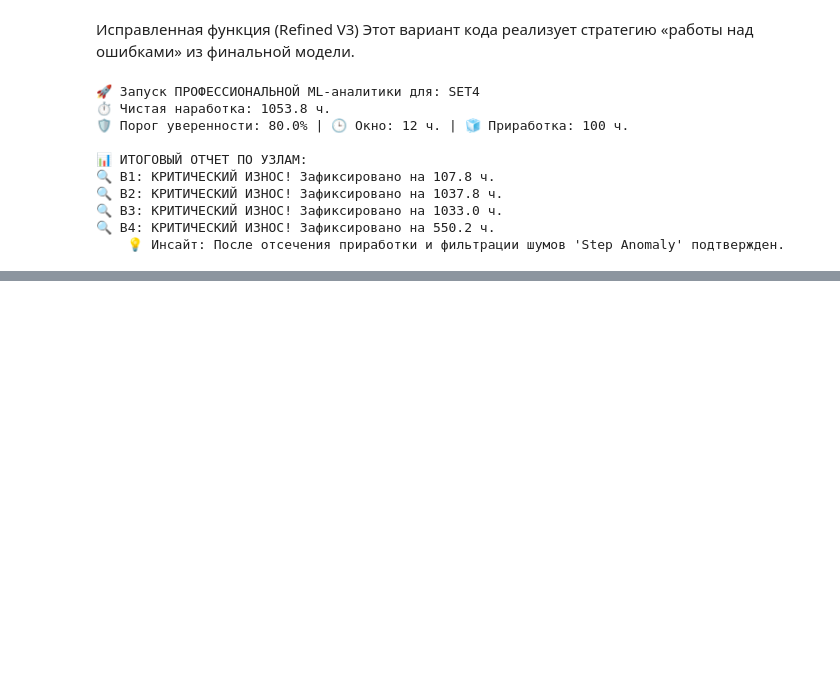
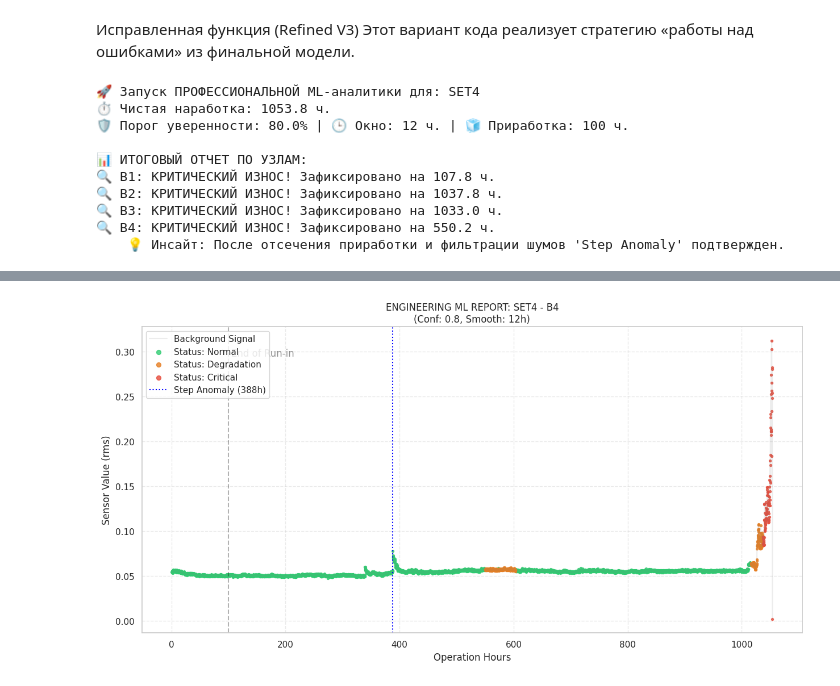
Before and after one commit to czeberyak/industrial-health-index-pdm, a Jupyter notebook: notebooks/industrial-health-index-pdm.ipynb, the cells around one changed output, grey strips where cells are left out. Cells and saved outputs as stored; diff of their text form; code cells hidden in the pictures; blank space fills up the shorter version.

Commit message:
Улучшил RF  Порог уверенности: 80.0% | 🕒 Окно: 12 ч. | 🧊 Приработка: 100 ч.

```diff
--- a/notebooks/industrial-health-index-pdm.ipynb
+++ b/notebooks/industrial-health-index-pdm.ipynb
@@ -1380,0 +1424,10 @@ generate_ml_engineering_report_v3('set4', confidence_threshold=0.8, run_in_hours
+# %%
+import joblib
+
+# Загружаем модель
+rf_model = joblib.load('bearing_rf_model.pkl')
+
+# Загружаем имена признаков (опционально, для проверки)
+trained_features = joblib.load('feature_names.pkl')
+
+print(f"🚀 Модель готова к работе! Обучена на {len(trained_features)} признаках.")
@@ -1381 +1436,71 @@ generate_ml_engineering_report_v3('set4', confidence_threshold=0.8, run_in_hours
+# %%
+def plot_ml_prediction_v3(dataset_name, b_id, confidence_threshold=0.8, run_in_hours=100):
+    # 1. Готовим данные
+    stats_df = get_stats_for_bearing(dataset_name, b_id)
+    X_test = get_advanced_features(stats_df, b_id)
+    X_test['op_hours'] = X_test.index / 6
+    X_for_pred = X_test.drop(columns=['op_hours'])
+
+    # --- ЛОГИКА ИЗ ОТЧЕТА v3 ---
+    # 1. Получаем вероятности
+    probs = rf_model.predict_proba(X_for_pred)
+
+    # 2. Применяем порог уверенности и маску приработки
+    adjusted_preds = []
+    for i, p in enumerate(probs):
+        current_hour = X_test['op_hours'].iloc[i]
+        if current_hour < run_in_hours:
+            adjusted_preds.append(0)
+        else:
+            # Если вероятность "здоровья" (p[0]) высока, оставляем 0
+            if p[0] > (1 - confidence_threshold):
+                adjusted_preds.append(0)
+            else:
+                adjusted_preds.append(np.argmax(p))
+
+    # 3. Сглаживание (окно 12 часов = 72 точки)
+    smooth_preds = pd.Series(adjusted_preds).rolling(window=72, min_periods=10).apply(
+        lambda x: pd.Series(x).value_counts().index[0]
+    ).fillna(0).values
+    # ---------------------------
+
+    # Визуализация
+    plt.figure(figsize=(15, 7))
+
+    # Фон (сигнал RMS или HI)
+    hi_cols = [c for c in X_test.columns if 'hi' in c.lower() and 'roll' not in c and 'grad' not in c]
+    hi_plot_col = hi_cols[0] if hi_cols else 'rms'
+    plt.plot(X_test['op_hours'], X_test[hi_plot_col], color='gray', alpha=0.15, label='Background Signal')
+
+    # Цвета для классов
+    colors = ['#2ecc71', "#f1c40f", "#e67e22", "#e74c3c"] # Зеленый, Желтый, Оранжевый, Красный
+    labels = ['Normal', 'Warning', 'Degradation', 'Critical']
+
+    # РИСУЕМ СГЛАЖЕННЫЙ ДИАГНОЗ (Жирная линия внизу)
+    # Сместим её чуть ниже нуля, чтобы не мешала основному графику, или пустим по фону
+    for i in range(4):
+        mask = (smooth_preds == i)
+        if mask.any():
+            plt.scatter(X_test.loc[mask, 'op_hours'], X_test.loc[mask, hi_plot_col],
+                        c=colors[i], label=f'Status: {labels[i]}', s=8, alpha=0.8)
+
+    # Вертикальная линия приработки
+    plt.axvline(x=run_in_hours, color='black', linestyle='--', alpha=0.3)
+    plt.text(run_in_hours + 5, plt.ylim()[1]*0.9, 'End of Run-in', alpha=0.5)
+
+    # Отметка аномалии для B4
+    if b_id.lower() == 'b4' and dataset_name.lower() == 'set4':
+        plt.axvline(x=388, color='blue', linestyle=':', label='Step Anomaly (388h)')
+
+    plt.title(f'ENGINEERING ML REPORT: {dataset_name.upper()} - {b_id.upper()}\n(Conf: {confidence_threshold}, Smooth: 12h)')
+    plt.xlabel('Operation Hours')
+    plt.ylabel(f'Sensor Value ({hi_plot_col})')
+    plt.legend(loc='upper left', markerscale=2)
+    plt.grid(True, linestyle='--', alpha=0.4)
+    plt.show()
+
+# Запускаем визуальную проверку
+plot_ml_prediction_v3('set4', 'b4', confidence_threshold=0.8, run_in_hours=100)
+# %% [output]
+[figure, added]
 # %% [markdown]
```
Also changed, not shown: parts of 9 cells of this notebook.
